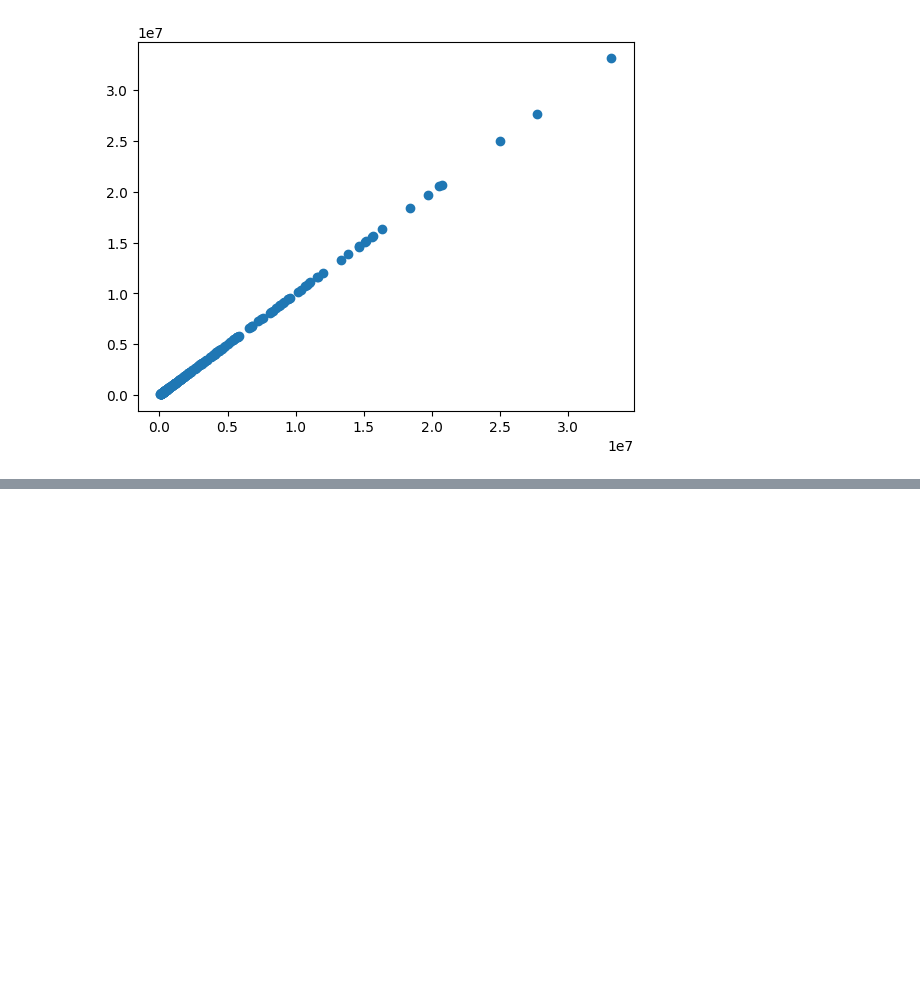
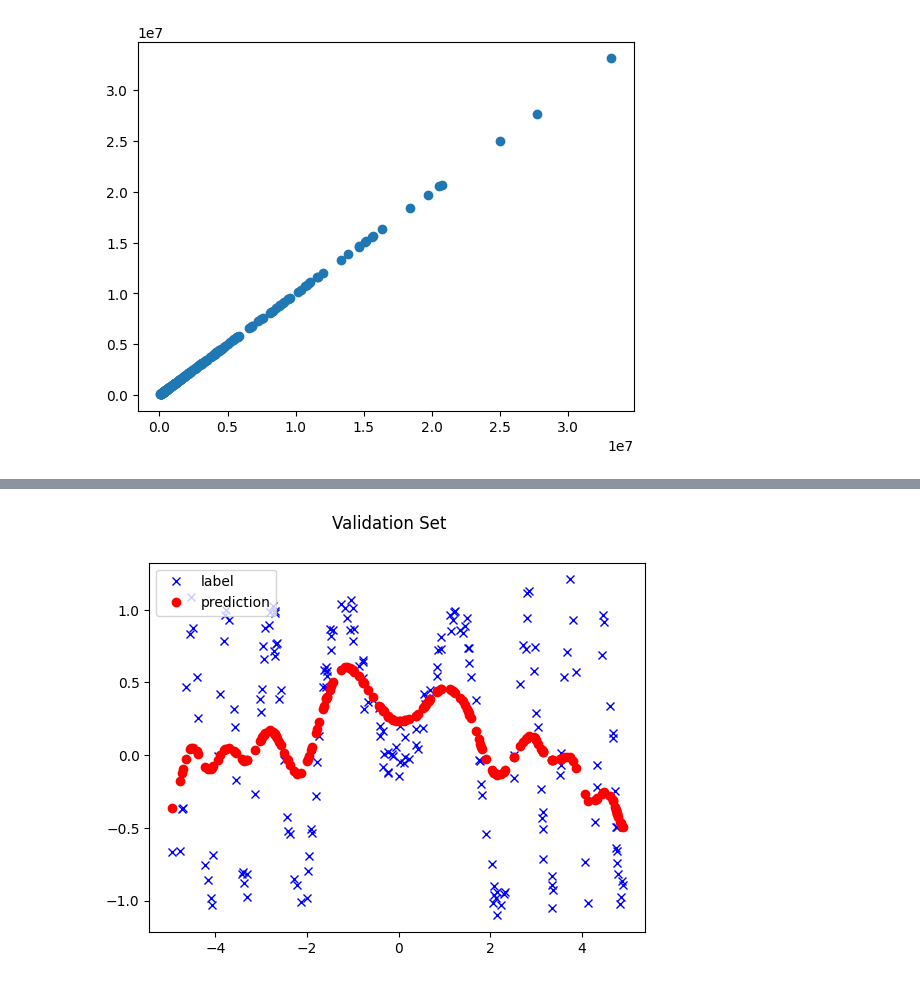
Before and after one commit to meganzj/Machine-Learning-cs229-2018, a Jupyter notebook: problem-sets/PS1/src/pset1-coding-jz.ipynb, the cells around one changed output, grey strips where cells are left out. Saved outputs shown, nothing was run; the diff lists cells and outputs as text; code cells hidden in the pictures; blank space fills up the shorter version.

```diff
--- a/problem-sets/PS1/src/pset1-coding-jz.ipynb
+++ b/problem-sets/PS1/src/pset1-coding-jz.ipynb
@@ -601,0 +725,5 @@ plt.show()
+# %%
+y_valid_pred = clf.predict(x_valid)
+plot(x_valid, y_valid, y_valid_pred, 'Validation Set')
+# %% [output]
+[figure, added]
```
Also changed, not shown: parts of 18 cells of this notebook, 2 other files.
